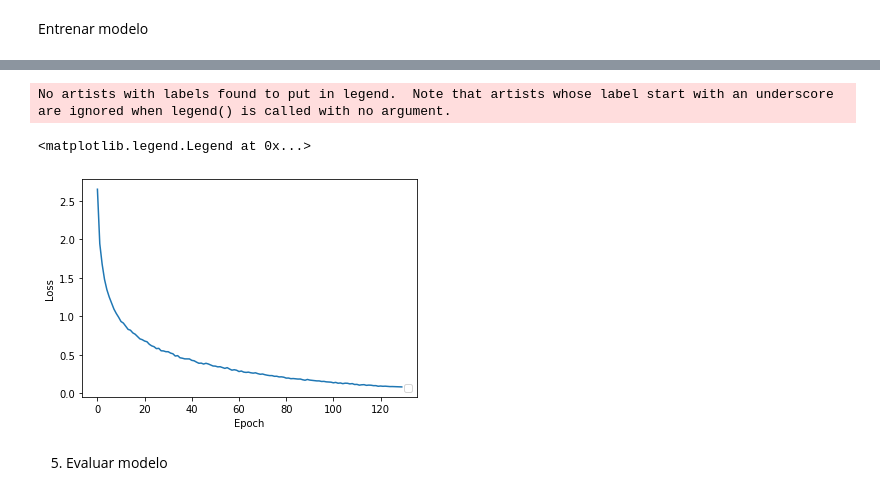
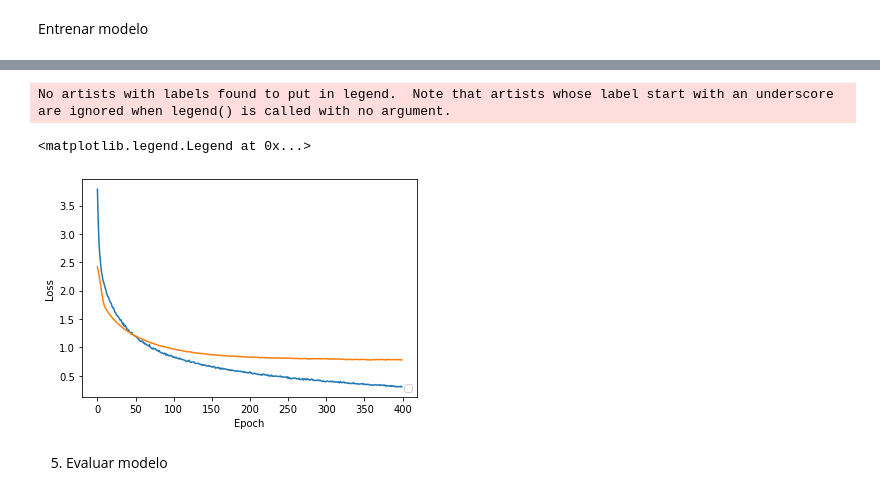
Before and after one commit to psalazar211/RecPatrones_Proyecto_Final, a Jupyter notebook: RecPatrones_Proyecto_Final.ipynb, the cells around one changed output, grey strips where cells are left out. Saved outputs shown, nothing was run; the diff lists cells and outputs as text; code cells hidden in the pictures.

```diff
--- a/RecPatrones_Proyecto_Final.ipynb
+++ b/RecPatrones_Proyecto_Final.ipynb
@@ -371,5 +371,5 @@ model.compile(optimizer=Adam(learning_rate=3e-6),
 # %% [markdown]
 Entrenar modelo
 # %%
-model.fit(X_train, y_train, epochs=200,batch_size=128, validation_data= (X_test, y_test))
+model.fit(X_train, y_train, epochs=400,batch_size=100, validation_data= (X_test, y_test))
 # %% [output]
@@ -403,12 +404,13 @@ No artists with labels found to put in legend.  Note that artists whose label st
 # %%
-plt.plot(model.history.history['loss'], )
+plt.plot(model.history.history['loss'])
+plt.plot(model.history.history['val_loss'])
 plt.xlabel('Epoch')
 plt.ylabel('Loss')
 plt.legend(loc='lower right')
 # %% [output]
 No artists with labels found to put in legend.  Note that artists whose label start with an underscore are ignored when legend() is called with no argument.
 <matplotlib.legend.Legend at 0x...>
-[figure, old version]
+[figure, new version]
 # %% [markdown]
 5. Evaluar modelo
 # %%
```
Also changed, not shown: parts of 6 cells of this notebook.
